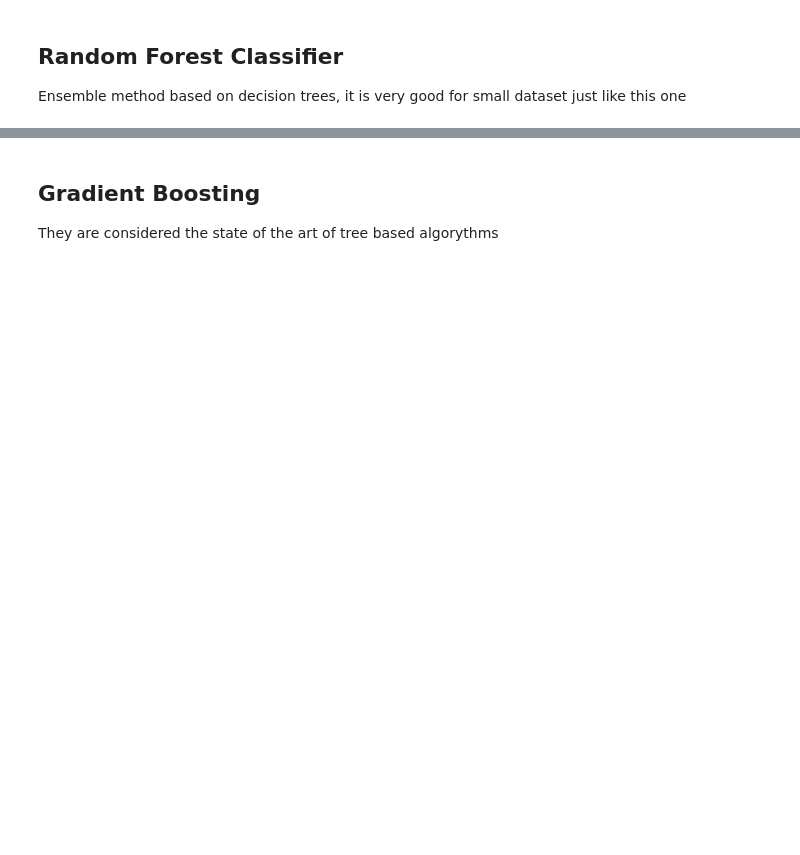
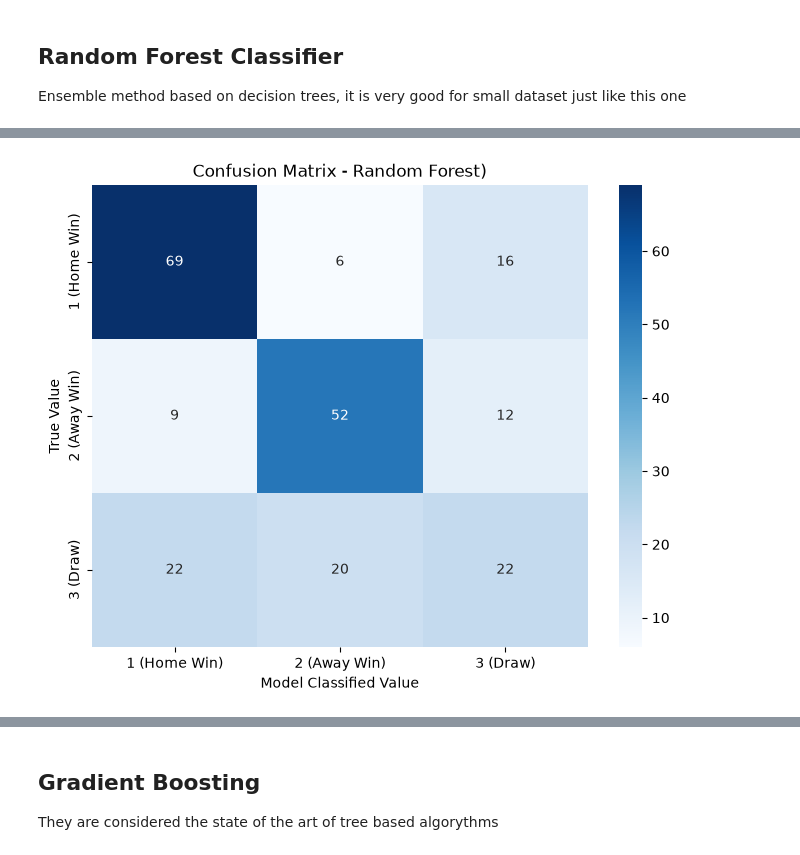
Before and after one commit to piro22/SerieA_DSFB_Project, a Jupyter notebook: API_App/model_training.ipynb, the cells around one changed output, grey strips where cells are left out. Cells and saved outputs as stored; diff of their text form; code cells hidden in the pictures; blank space fills up the shorter version.

```diff
--- a/API_App/model_training.ipynb
+++ b/API_App/model_training.ipynb
@@ -172,0 +366,6 @@ Ensemble method based on decision trees, it is very good for small dataset just
+# %%
+# Scaliamo sia test che train
+scaler = StandardScaler()
+
+X_train_scaled = scaler.fit_transform(X_train)
+X_test_scaled = scaler.transform(X_test)
@@ -172,0 +374,25 @@ Ensemble method based on decision trees, it is very good for small dataset just
+# %%
+
+custom_weights = {
+    1: 1.0,
+    2: 1.0,
+    3: 1.0
+}
+
+# training
+print("Addestramento della Random Forest in corso...")
+
+# - n_estimators=200: 200 alberi decisionali
+# - max_depth=10: Limitiamo la profondità per evitare overfitting
+rf_model = RandomForestClassifier(
+    n_estimators=200,
+    max_depth=10,
+    random_state=42,
+    class_weight=custom_weights,
+    n_jobs=-1 # Usa tutti i core del processore per fare più in fretta
+)
+
+rf_model.fit(X_train_scaled, y_train)
+
+# predict
+y_pred_rf = rf_model.predict(X_test_scaled)
@@ -172,0 +424,12 @@ Ensemble method based on decision trees, it is very good for small dataset just
+# %%
+cm_rf = confusion_matrix(y_test, y_pred_rf, labels=['1', '2', '3'])
+plt.figure(figsize=(8, 6))
+sns.heatmap(cm_rf, annot=True, fmt='d', cmap='Blues',
+            xticklabels=['1 (Home Win)', '2 (Away Win)', '3 (Draw)'],
+            yticklabels=['1 (Home Win)', '2 (Away Win)', '3 (Draw)'])
+plt.title(f"Confusion Matrix - Random Forest)")
+plt.xlabel('Model Classified Value')
+plt.ylabel('True Value')
+plt.show()
+# %% [output]
+[figure, added]
```
Also changed, not shown: parts of 66 cells of this notebook, 3 other files.
